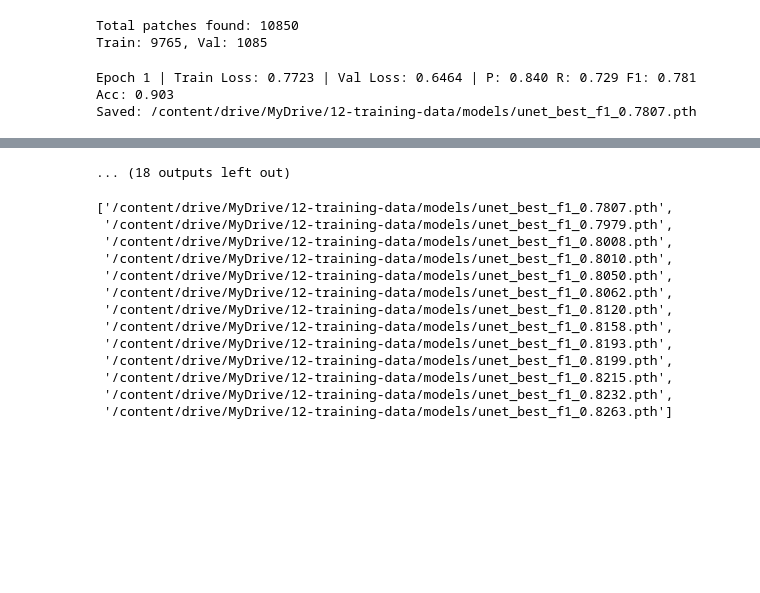
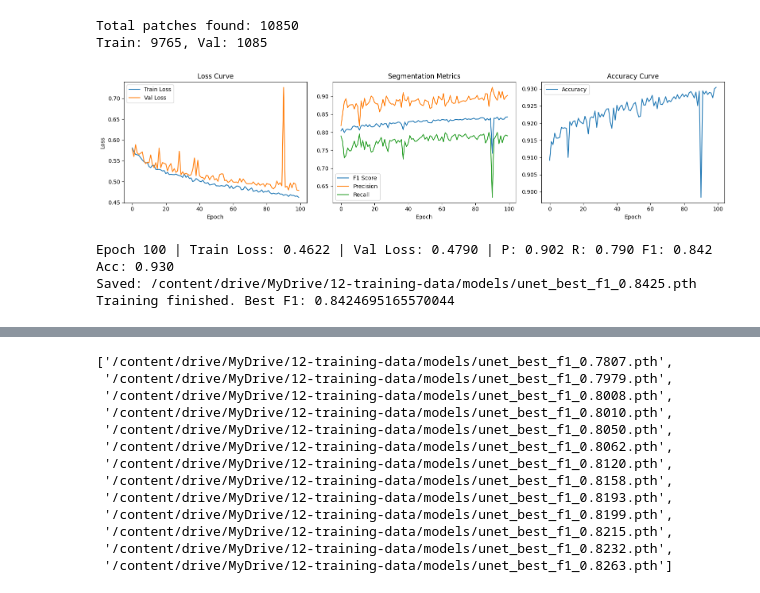
Before and after one commit to ramalias/urban-expansion, a Jupyter notebook: 03_main_urban_expansion.ipynb, the cells around one changed output, grey strips where cells are left out. Cells and saved outputs as stored; diff of their text form; code cells hidden in the pictures; blank space fills up the shorter version.

Commit message:
add training

```diff
--- a/03_main_urban_expansion.ipynb
+++ b/03_main_urban_expansion.ipynb
@@ -482,7 +498,7 @@ BASE_DIR = r"/content/drive/MyDrive/12-training-data"
 PATCH_DIR = os.path.join(BASE_DIR, "patches")   # PATCH_SIZE = 64
 PATCH_SIZE = 64
 BATCH_SIZE = 8
-EPOCHS = 30
+EPOCHS = 100
 
 DEVICE = "cuda" if torch.cuda.is_available() else "cpu"
 print("DEVICE:", DEVICE)
@@ -645,12 +661,23 @@ criterion = BCEDiceLoss()
 
 best_f1 = 0.0
 # %%
+from IPython.display import clear_output
+import matplotlib.pyplot as plt
+
+history = {
+    "train_loss": [],
+    "val_loss": [],
+    "precision": [],
+    "recall": [],
+    "f1": [],
+    "accuracy": []
+}
+
 # -----------------------
 # TRAINING LOOP
 # -----------------------
 def threshold_logits(logits, thresh=0.5):
     return (torch.sigmoid(logits) > thresh).float()
-
 
 for epoch in range(1, EPOCHS + 1):
     model.train()
@@ -685,32 +712,78 @@ for epoch in range(1, EPOCHS + 1):
 
             preds = threshold_logits(logits)
 
             # Flatten
             preds_f = preds.view(-1)
             yb_f = yb.view(-1)
 
             tp += ((preds_f==1) & (yb_f==1)).sum().item()
             tn += ((preds_f==0) & (yb_f==0)).sum().item()
             fp += ((preds_f==1) & (yb_f==0)).sum().item()
             fn += ((preds_f==0) & (yb_f==1)).sum().item()
 
     val_loss /= len(val_ds)
     precision = tp / (tp + fp + 1e-9)
     recall    = tp / (tp + fn + 1e-9)
     f1        = 2 * precision * recall / (precision + recall + 1e-9)
     acc       = (tp + tn) / (tp + tn + fp + fn + 1e-9)
 
+    # -----------------------
+    # STORE METRICS
+    # -----------------------
+    history["train_loss"].append(train_loss)
+    history["val_loss"].append(val_loss)
+    history["precision"].append(precision)
+    history["recall"].append(recall)
+    history["f1"].append(f1)
+    history["accuracy"].append(acc)
+
+    # -----------------------
+    # LIVE PLOTTING
+    # -----------------------
+    clear_output(wait=True)
+    plt.figure(figsize=(16,4))
+
+    # LOSS CURVE
+    plt.subplot(1, 3, 1)
+    plt.plot(history["train_loss"], label="Train Loss")
+    plt.plot(history["val_loss"], label="Val Loss")
+    plt.title("Loss Curve")
+    plt.xlabel("Epoch")
+    plt.ylabel("Loss")
+    plt.legend()
+
+    # F1 / PRECISION / RECALL
+    plt.subplot(1, 3, 2)
+    plt.plot(history["f1"], label="F1 Score")
+    plt.plot(history["precision"], label="Precision")
+    plt.plot(history["recall"], label="Recall")
+    plt.title("Segmentation Metrics")
+    plt.xlabel("Epoch")
+    plt.legend()
+
+    # ACCURACY
+    plt.subplot(1, 3, 3)
+    plt.plot(history["accuracy"], label="Accuracy")
+    plt.title("Accuracy Curve")
+    plt.xlabel("Epoch")
+    plt.legend()
+
+    plt.tight_layout()
+    plt.show()
+
     print(f"Epoch {epoch} | Train Loss: {train_loss:.4f} | Val Loss: {val_loss:.4f} | "
           f"P: {precision:.3f} R: {recall:.3f} F1: {f1:.3f} Acc: {acc:.3f}")
 
     # Save best model
     if f1 > best_f1:
         best_f1 = f1
         ckpt = os.path.join(MODEL_OUT, f"unet_best_f1_{best_f1:.4f}.pth")
         torch.save(model.state_dict(), ckpt)
         print("Saved:", ckpt)
 
 print("Training finished. Best F1:", best_f1)
 # %% [output]
+[figure, added]
-Epoch 1 | Train Loss: 0.7723 | Val Loss: 0.6464 | P: 0.840 R: 0.729 F1: 0.781 Acc: 0.903
-Saved: /content/drive/MyDrive/12-training-data/models/unet_best_f1_0.7807.pth
+Epoch 100 | Train Loss: 0.4622 | Val Loss: 0.4790 | P: 0.902 R: 0.790 F1: 0.842 Acc: 0.930
+Saved: /content/drive/MyDrive/12-training-data/models/unet_best_f1_0.8425.pth
+Training finished. Best F1: 0.8424695165570044
@@ -734,4 +790,3 @@ Saved: /content/drive/MyDrive/12-training-data/models/unet_best_f1_0.8120.pth
-... (18 outputs left out)
 # %%
 ckpts = sorted(glob.glob(os.path.join(MODEL_OUT, "*.pth")))
 ckpts
```
Also changed, not shown: parts of 13 cells of this notebook.
